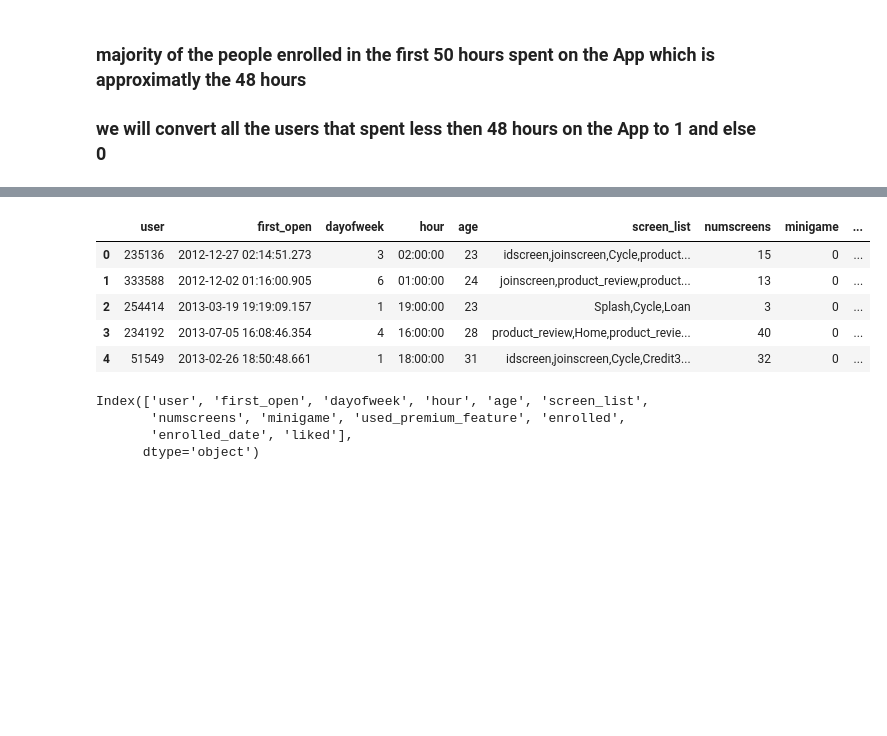
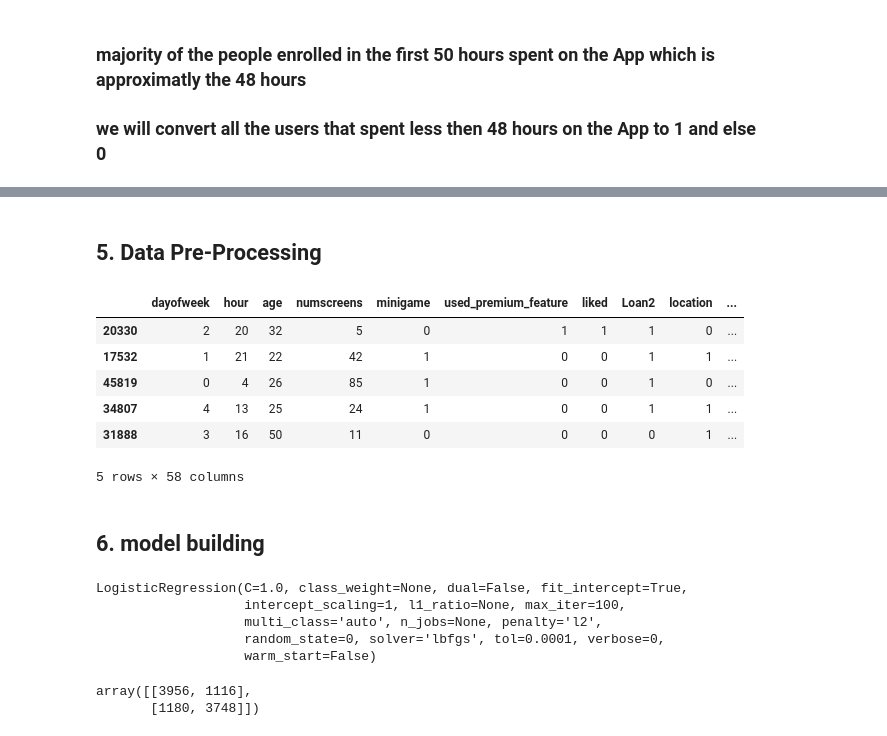
Before and after one commit to Temitope10/App-behaviour, a Jupyter notebook: app.ipynb, the cells around one changed output, grey strips where cells are left out. Drawn from its saved outputs; the diff is of its cells as text; code cells hidden in the pictures; blank space fills up the shorter version.

Commit message:
model turning

```diff
--- a/app.ipynb
+++ b/app.ipynb
@@ -201,0 +283,2 @@ df=df.drop(['screen_list'],axis=1)
+# %%
+df = pd.read_csv('new_appdata11.csv')
@@ -260,16 +331,36 @@ df3 = pd.read_csv('new_appdata10.csv')
+# %% [markdown]
+## 5. Data Pre-Processing
+# %%
+#### Data Pre-Processing ####
+
+# Splitting Independent and Response Variables
+response = df["enrolled"]
+dataset = df.drop(columns="enrolled")
+
+# Splitting the dataset into the Training set and Test set
+from sklearn.model_selection import train_test_split
+X_train, X_test, y_train, y_test = train_test_split(dataset, response,
+                                                    test_size = 0.2,
+                                                    random_state = 0)
+# %%
+# Splitting the dataset into the Training set and Test set
+from sklearn.model_selection import train_test_split
+X_train, X_test, y_train, y_test = train_test_split(dataset, response,
+                                                    test_size = 0.2,
+                                                    random_state = 0)
+# %%
+# the Userid should not be included so we have to drop it
+train_identity = X_train['user']
+X_train = X_train.drop(columns = ['user'])
+test_identity = X_test['user']
+X_test = X_test.drop(columns = ['user'])
 # %%
-df3.head()
+X_train.head()
 # %% [output]
-|  | user | first_open | dayofweek | hour | age | screen_list | numscreens | minigame | ... |
-| 0 | 235136 | 2012-12-27 02:14:51.273 | 3 | 02:00:00 | 23 | idscreen,joinscreen,Cycle,product... | 15 | 0 | ... |
-| 1 | 333588 | 2012-12-02 01:16:00.905 | 6 | 01:00:00 | 24 | joinscreen,product_review,product... | 13 | 0 | ... |
-| 2 | 254414 | 2013-03-19 19:19:09.157 | 1 | 19:00:00 | 23 | Splash,Cycle,Loan | 3 | 0 | ... |
-| 3 | 234192 | 2013-07-05 16:08:46.354 | 4 | 16:00:00 | 28 | product_review,Home,product_revie... | 40 | 0 | ... |
-| 4 | 51549 | 2013-02-26 18:50:48.661 | 1 | 18:00:00 | 31 | idscreen,joinscreen,Cycle,Credit3... | 32 | 0 | ... |
+|  | dayofweek | hour | age | numscreens | minigame | used_premium_feature | liked | Loan2 | location | ... |
+| 20330 | 2 | 20 | 32 | 5 | 0 | 1 | 1 | 1 | 0 | ... |
+| 17532 | 1 | 21 | 22 | 42 | 1 | 0 | 0 | 1 | 1 | ... |
+| 45819 | 0 | 4 | 26 | 85 | 1 | 0 | 0 | 1 | 0 | ... |
+| 34807 | 4 | 13 | 25 | 24 | 1 | 0 | 0 | 1 | 1 | ... |
+| 31888 | 3 | 16 | 50 | 11 | 0 | 0 | 0 | 0 | 1 | ... |
+5 rows × 58 columns
-# %%
-df3.columns
-# %% [output]
-Index(['user', 'first_open', 'dayofweek', 'hour', 'age', 'screen_list',
-       'numscreens', 'minigame', 'used_premium_feature', 'enrolled',
-       'enrolled_date', 'liked'],
-      dtype='object')
@@ -275,0 +378,12 @@ Index(['user', 'first_open', 'dayofweek', 'hour', 'age', 'screen_list',
+# %% [markdown]
+## 6. model building
+# %%
+from sklearn.linear_model import LogisticRegression
+classifier = LogisticRegression(random_state = 0)
+classifier.fit(X_train, y_train)
+# %% [output]
+LogisticRegression(C=1.0, class_weight=None, dual=False, fit_intercept=True,
+                   intercept_scaling=1, l1_ratio=None, max_iter=100,
+                   multi_class='auto', n_jobs=None, penalty='l2',
+                   random_state=0, solver='lbfgs', tol=0.0001, verbose=0,
+                   warm_start=False)
@@ -275,0 +394,6 @@ Index(['user', 'first_open', 'dayofweek', 'hour', 'age', 'screen_list',
+# %%
+cm = confusion_matrix(y_test, y_pred)
+cm
+# %% [output]
+array([[3956, 1116],
+       [1180, 3748]])
```
Also changed, not shown: parts of 21 cells of this notebook.
